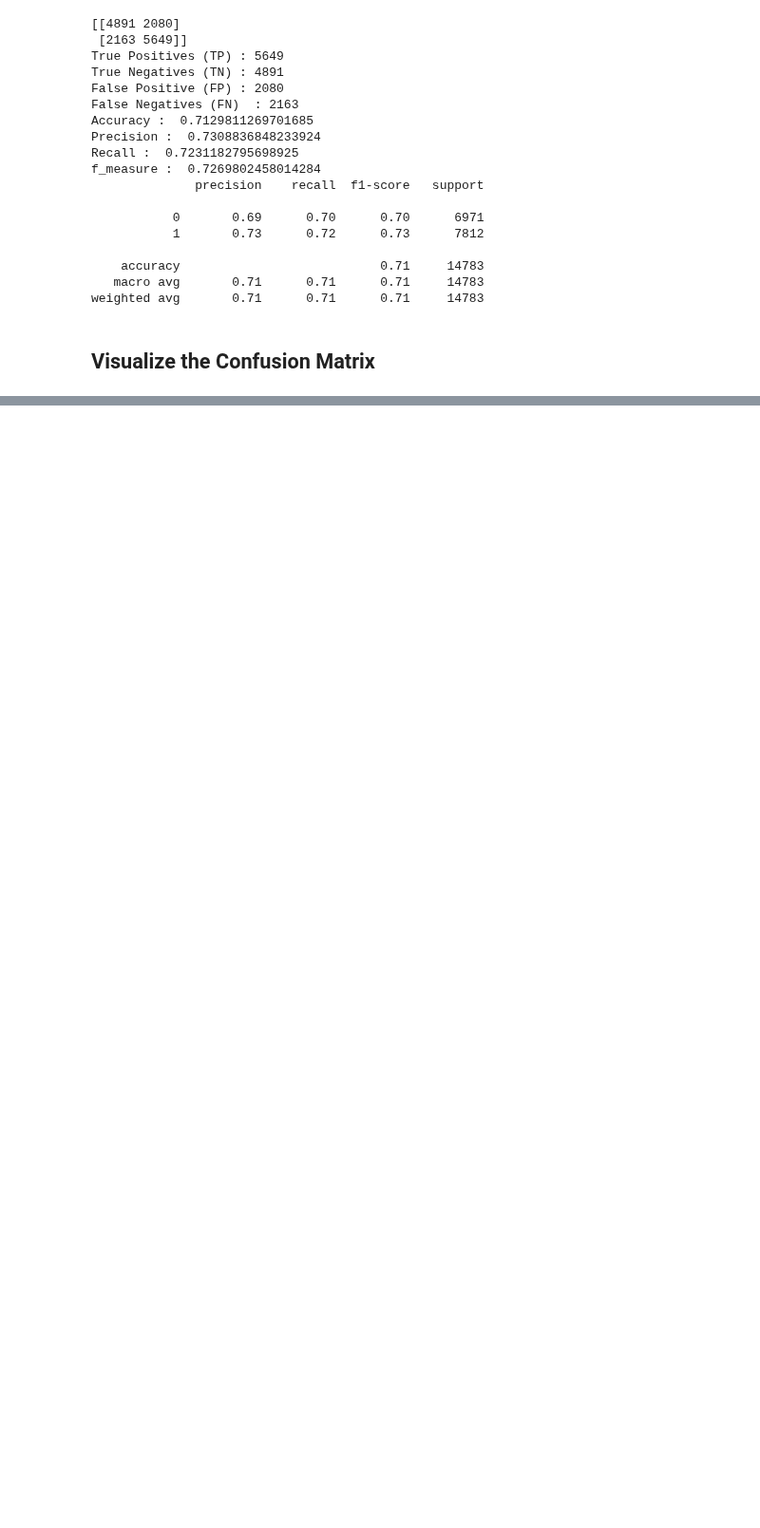
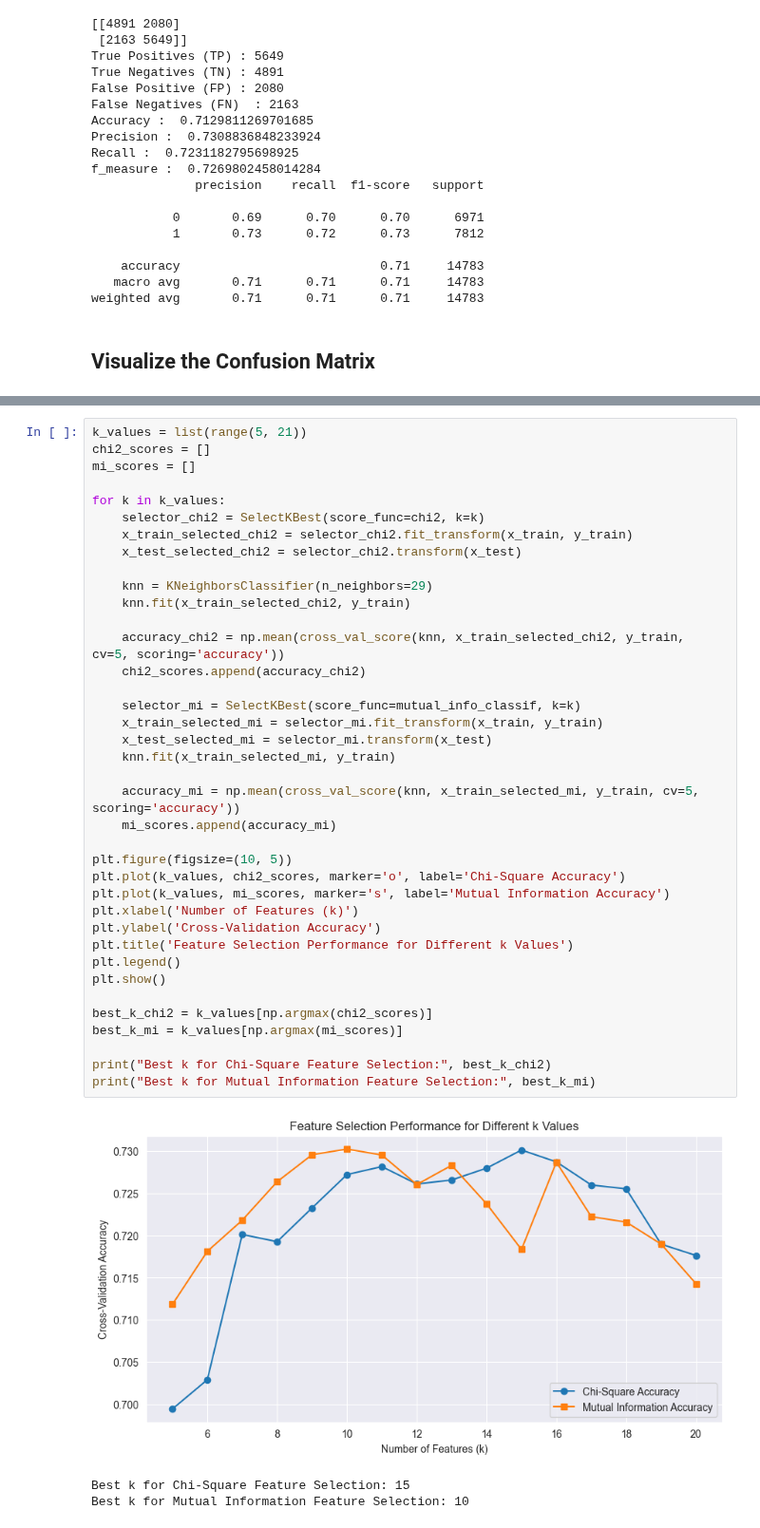
Before and after one commit to AmodMatheesha2003/employee-attrition-prediction-ml, a Jupyter notebook: Notebooks/KNN_Employee_Attrition.ipynb, the cells around one changed output, grey strips where cells are left out. Shown at 95% size. Drawn from its saved outputs; the diff is of its cells as text; blank space fills up the shorter version.

Commit message:
Best k for Chi-Square and Mutual Information

```diff
--- a/Notebooks/KNN_Employee_Attrition.ipynb
+++ b/Notebooks/KNN_Employee_Attrition.ipynb
@@ -188,0 +200,42 @@ plt.show()
+# %%
+k_values = list(range(5, 21))
+chi2_scores = []
+mi_scores = []
+
+for k in k_values:
+    selector_chi2 = SelectKBest(score_func=chi2, k=k)
+    x_train_selected_chi2 = selector_chi2.fit_transform(x_train, y_train)
+    x_test_selected_chi2 = selector_chi2.transform(x_test)
+
+    knn = KNeighborsClassifier(n_neighbors=29)
+    knn.fit(x_train_selected_chi2, y_train)
+
+    accuracy_chi2 = np.mean(cross_val_score(knn, x_train_selected_chi2, y_train, cv=5, scoring='accuracy'))
+    chi2_scores.append(accuracy_chi2)
+
+    selector_mi = SelectKBest(score_func=mutual_info_classif, k=k)
+    x_train_selected_mi = selector_mi.fit_transform(x_train, y_train)
+    x_test_selected_mi = selector_mi.transform(x_test)
+    knn.fit(x_train_selected_mi, y_train)
+
+    accuracy_mi = np.mean(cross_val_score(knn, x_train_selected_mi, y_train, cv=5, scoring='accuracy'))
+    mi_scores.append(accuracy_mi)
+
+plt.figure(figsize=(10, 5))
+plt.plot(k_values, chi2_scores, marker='o', label='Chi-Square Accuracy')
+plt.plot(k_values, mi_scores, marker='s', label='Mutual Information Accuracy')
+plt.xlabel('Number of Features (k)')
+plt.ylabel('Cross-Validation Accuracy')
+plt.title('Feature Selection Performance for Different k Values')
+plt.legend()
+plt.show()
+
+best_k_chi2 = k_values[np.argmax(chi2_scores)]
+best_k_mi = k_values[np.argmax(mi_scores)]
+
+print("Best k for Chi-Square Feature Selection:", best_k_chi2)
+print("Best k for Mutual Information Feature Selection:", best_k_mi)
+# %% [output]
+[figure, added]
+Best k for Chi-Square Feature Selection: 15
+Best k for Mutual Information Feature Selection: 10
```
Also changed, not shown: parts of 10 cells of this notebook.
